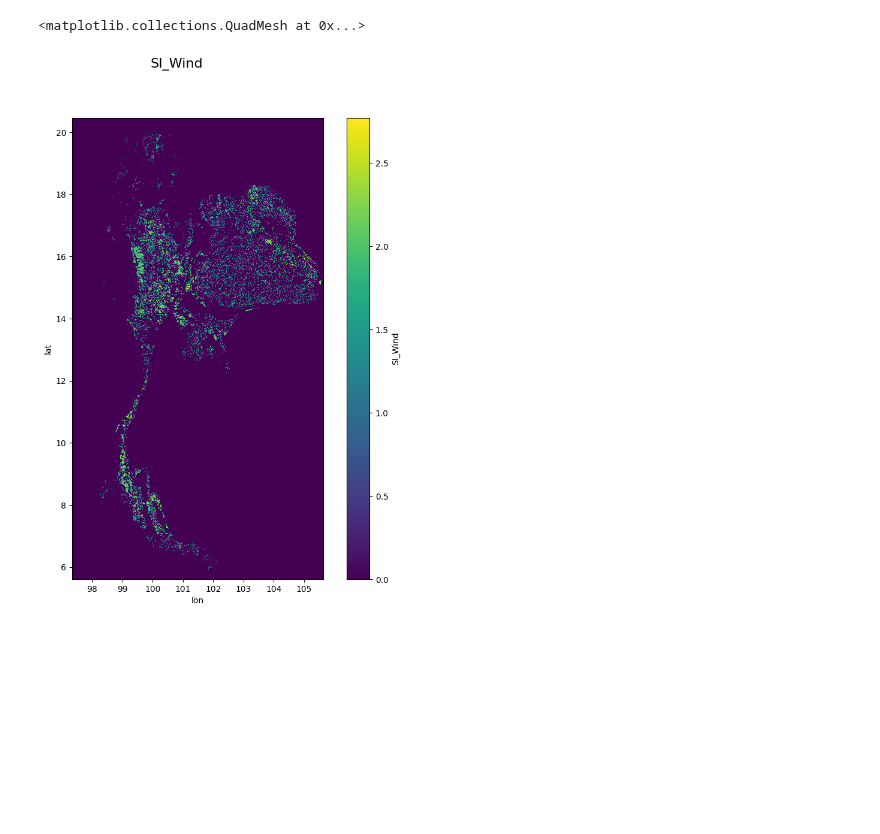
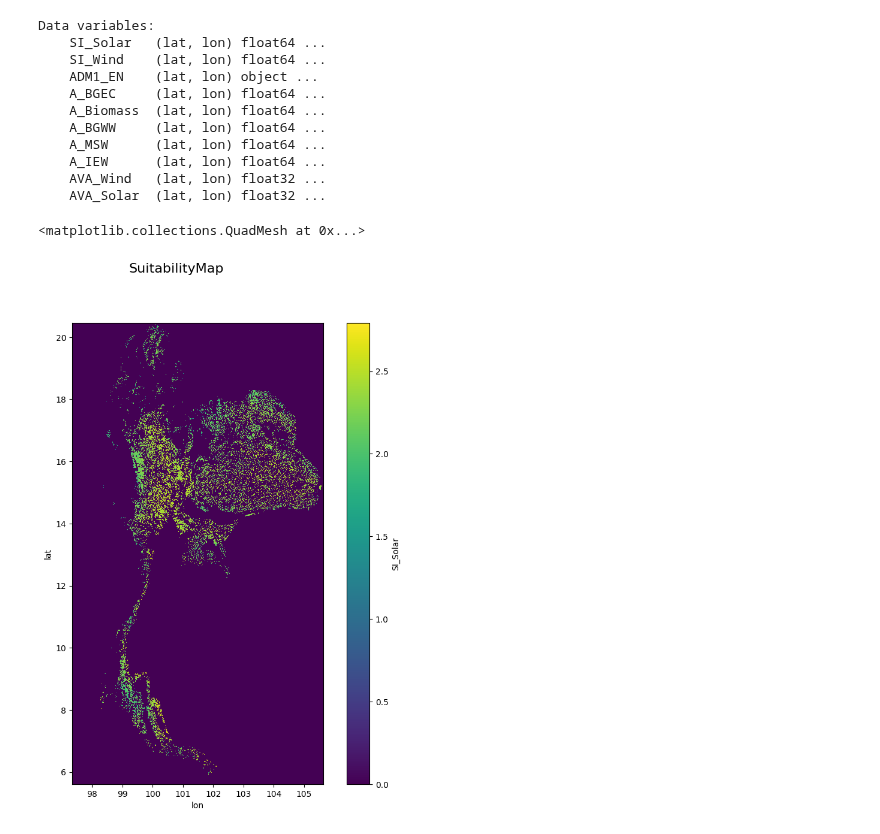
Before and after one commit to NarasetS/REPowerPlant_Siting, a Jupyter notebook: Checking_SI_map.ipynb, the cells around one changed output. Saved outputs shown, nothing was run; the diff lists cells and outputs as text; code cells hidden in the pictures; blank space fills up the shorter version.

```diff
--- a/Checking_SI_map.ipynb
+++ b/Checking_SI_map.ipynb
@@ -17,11 +17,24 @@ max_lat = thailandmap.unary_union.bounds[1]
 min_lat = thailandmap.unary_union.bounds[3]
 # %%
 xr_landuse_suitability_index = xr.open_dataset('Output\\xr_final_SI.nc')
+print(xr_landuse_suitability_index.data_vars)
 fig, ax = plt.subplots(figsize=(10,10))
-type = 'SI_Wind'
-fig.suptitle(str(type), fontsize=16)
+title = 'SuitabilityMap'
+type = 'SI_Solar'
+fig.suptitle(str(title), fontsize=16)
 thailandmap.plot(ax = ax, color='none', edgecolor = 'black', zorder = 0,alpha = 0.1)
 xr_landuse_suitability_index[type].plot(ax = ax,zorder = 1)
 # %% [output]
-<matplotlib.collections.QuadMesh at 0x...>
+Data variables:
+    SI_Solar   (lat, lon) float64 ...
+    SI_Wind    (lat, lon) float64 ...
+    ADM1_EN    (lat, lon) object ...
+    A_BGEC     (lat, lon) float64 ...
+    A_Biomass  (lat, lon) float64 ...
+    A_BGWW     (lat, lon) float64 ...
+    A_MSW      (lat, lon) float64 ...
+    A_IEW      (lat, lon) float64 ...
+    AVA_Wind   (lat, lon) float32 ...
+    AVA_Solar  (lat, lon) float32 ...
+<matplotlib.collections.QuadMesh at 0x...>
-[figure, old version]
+[figure, new version]
```
Also changed, not shown: parts of 4 cells of this notebook, 2 other files.
